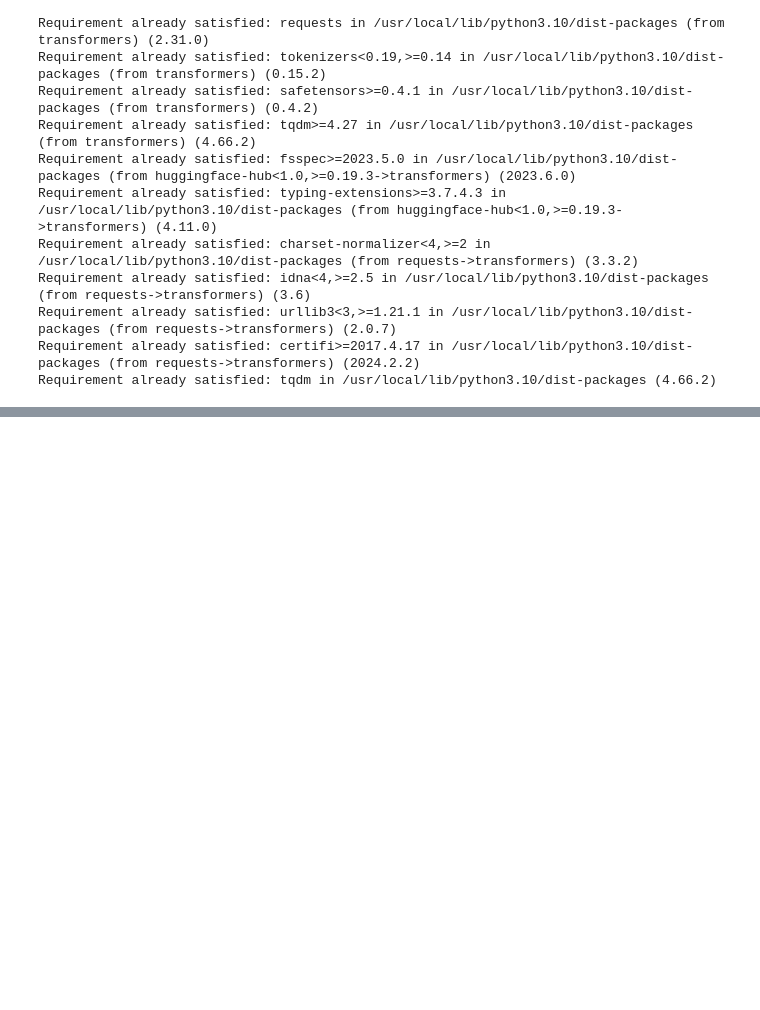
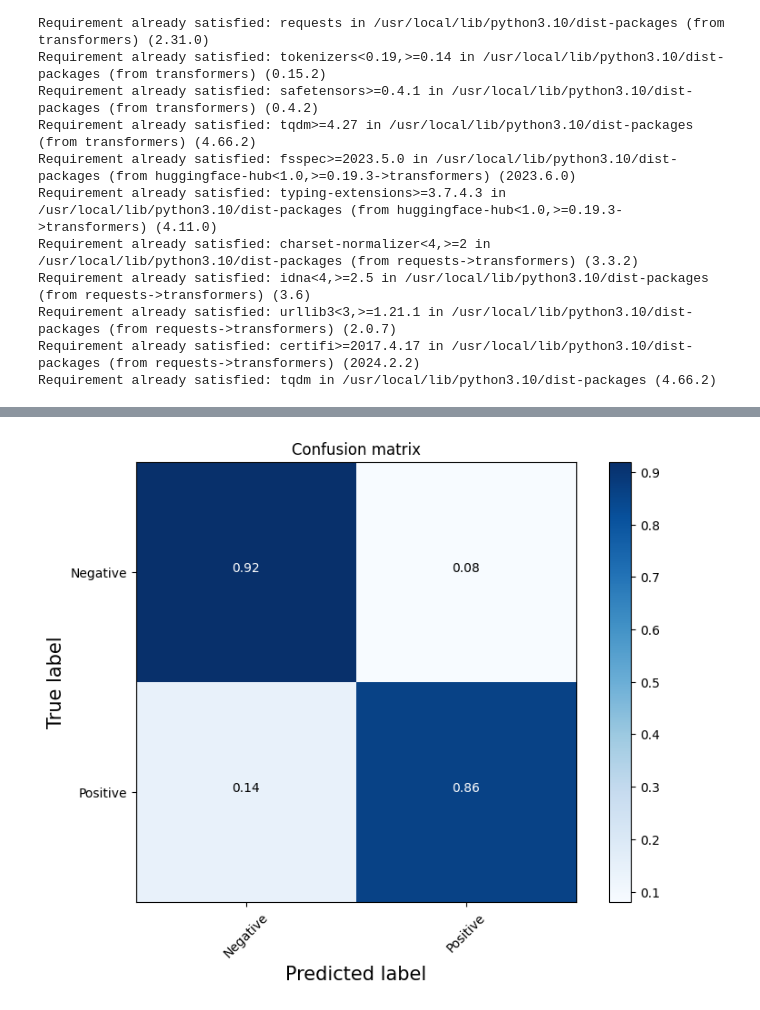
Before and after one commit to andrefsc/SDC_M04, a Jupyter notebook: zTarea_Modulo_6_Parte_1.ipynb, the cells around one changed output, grey strips where cells are left out. Saved outputs shown, nothing was run; the diff lists cells and outputs as text; code cells hidden in the pictures; blank space fills up the shorter version.

```diff
--- a/zTarea_Modulo_6_Parte_1.ipynb
+++ b/zTarea_Modulo_6_Parte_1.ipynb
@@ -282,0 +478,6 @@ print("------------------------------------------")
+# %%
+### 3. Escribir código para crear un objeto DistilBertDataset con los inputs ###
+### limpios, el tokenizador del modelo y el máximo número de tokens ###
+
+# Crea una instancia de DistilBertDataset con los datos limpios, el tokenizador y el número máximo de tokens
+dataset = DistilBertDataset(dataframe=cleaned_data, tokenizer=TOKENIZER, max_len=MAX_LEN)
@@ -321,41 +637,41 @@ model.to(DEVICE)
 # %%
 def inference(data_loader, model, device):
     """
-    Binary classification using DistilBERT model.
+    Clasificación binaria utilizando el modelo DistilBERT.
 
-    Parameters
+    Parámetros
     ----------
-    data_loader: Pytorch DataLoader object
-    model: DistilBERTClass Object
-    device: str, device
+    data_loader: objeto DataLoader de Pytorch
+    model: Objeto DistilBERTClass
+    device: str, dispositivo
 
-    Returns
+    Devoluciones
     -------
-    lists, outputs logits and targets
+    listas, logits de las salidas y objetivos
     """
-    # put model in evaluation mode
+    # poner el modelo en modo de evaluación
     model.eval()
-    # create lists to be populated with predictions and corresponding targets
+    # crear listas para ser pobladas con predicciones y objetivos correspondientes
     fin_targets = []
     fin_outputs = []
-    # do not calculate gradients as not required for inference
+    # no calcular gradientes ya que no son necesarios para inferencia
     with torch.no_grad():
-        # loop over batches and get predictions
+        # iterar sobre lotes y obtener predicciones
         for bi, d in tqdm(enumerate(data_loader), total=len(data_loader)):
             ids = d['ids']
             mask = d['mask']
             targets = d['targets']
 
-            # send them to the cuda device we are using
+            # enviarlos al dispositivo cuda que estamos usando
             ids = ids.to(device, dtype=torch.long)
             mask = mask.to(device, dtype=torch.long)
             targets = targets.to(device, dtype=torch.long)
-            # get outputs logits
+            # obtener los logits de las salidas
             outputs = model(
                 input_ids=ids,
                 attention_mask=mask
             )
-            # Normalize logits and store results and targets in lists
+            # Normalizar logits y almacenar resultados y objetivos en listas
             fin_targets.extend(targets.cpu().detach().numpy().tolist())
             fin_outputs.extend(torch.sigmoid(outputs).cpu().detach().numpy().tolist())
 
@@ -372,7 +710,8 @@ outputs, targets = inference(
 ### Criterio: Elegir la clase más probable ###
 ### La función de numpy np.argmax() puede ser de gran ayuda ;) ###
 ### Sustituir None por el código necesario ###
-outputs = None
+
+predicted_classes = np.argmax(outputs, axis=1)
 # %% [markdown]
 # 7. Evaluation
 
@@ -394,9 +774,11 @@ print(classification_report(targets, outputs, target_names=["Negative", "Positiv
 # %%
 # print the confusion matrix
-cnf_matrix = confusion_matrix(targets, outputs, labels=[0, 1])
+cnf_matrix = confusion_matrix(targets, predicted_classes, labels=[0, 1])
 plt.figure(figsize=(8,6))
 plot_confusion_matrix(
     cnf_matrix,classes=['Negative','Positive'],
     normalize=True,
     title='Confusion matrix'
 )
+# %% [output]
+[figure, added]
```
Also changed, not shown: parts of 77 cells of this notebook.
